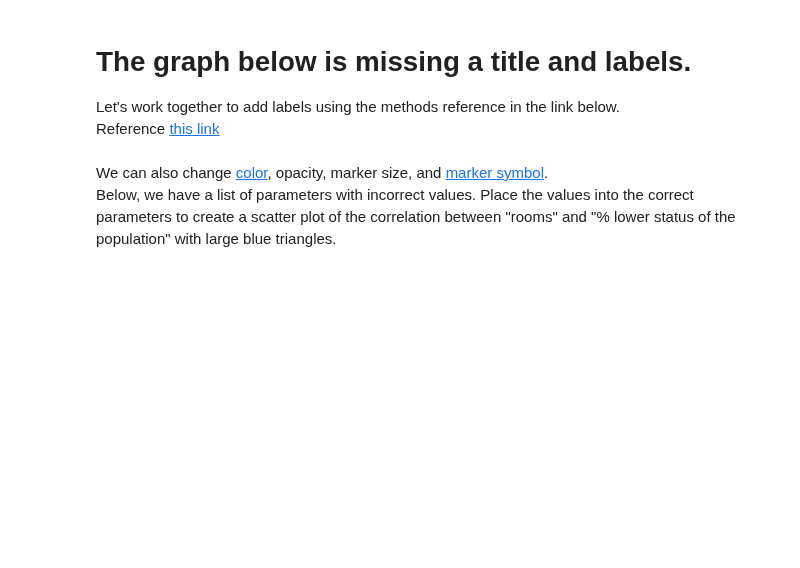
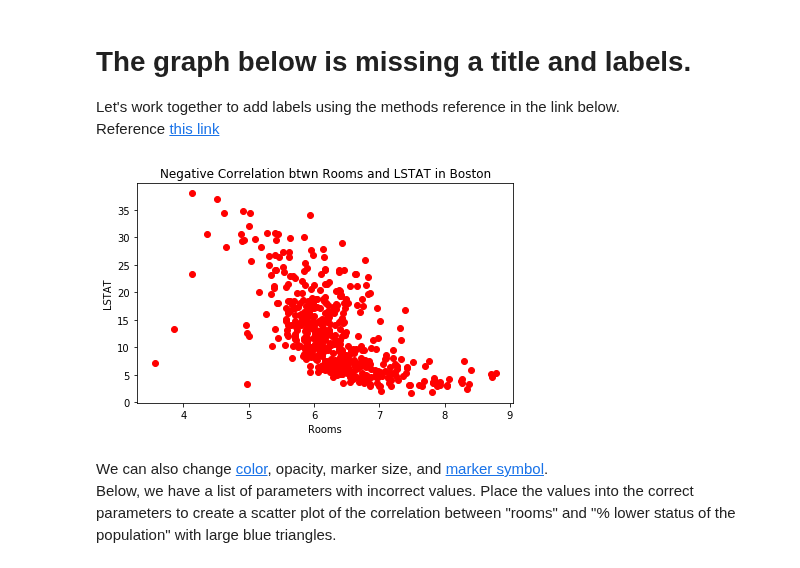
Before and after one commit to lecritch/data_viz_chi_sea_ds_051120, a Jupyter notebook: matplotlib.ipynb, the cells around one changed output. Saved outputs shown, nothing was run; the diff lists cells and outputs as text; code cells hidden in the pictures; blank space fills up the shorter version.

```diff
--- a/matplotlib.ipynb
+++ b/matplotlib.ipynb
@@ -161,11 +196,14 @@ Let's work together to add labels using the methods reference in the link below.
 Reference [this link](https://python-graph-gallery.com/4-add-title-and-axis-label/)
 # %%
 plt.scatter(boston_df.RM, boston_df.LSTAT, c='red')
-x_label = 'Rooms'
-y_label = 'LSTAT'
-title = 'Negative Correlation btwn Rooms and LSTAT in Boston'
+
+plt.xlabel('Rooms')
+plt.ylabel('LSTAT')
+plt.title('Negative Correlation btwn Rooms and LSTAT in Boston')
 
 plt.tight_layout()
+# %% [output]
+[figure, added]
 # %% [markdown]
 We can also change [color](https://matplotlib.org/3.1.0/gallery/color/named_colors.html), opacity, marker size, and [marker symbol](https://matplotlib.org/3.2.1/api/markers_api.html).
 Below, we have a list of parameters with incorrect values.  Place the values into the correct parameters to create a scatter plot of the correlation between "rooms" and "% lower status of the population" with large blue triangles.
```
Also changed, not shown: parts of 22 cells of this notebook, 2 other files.
